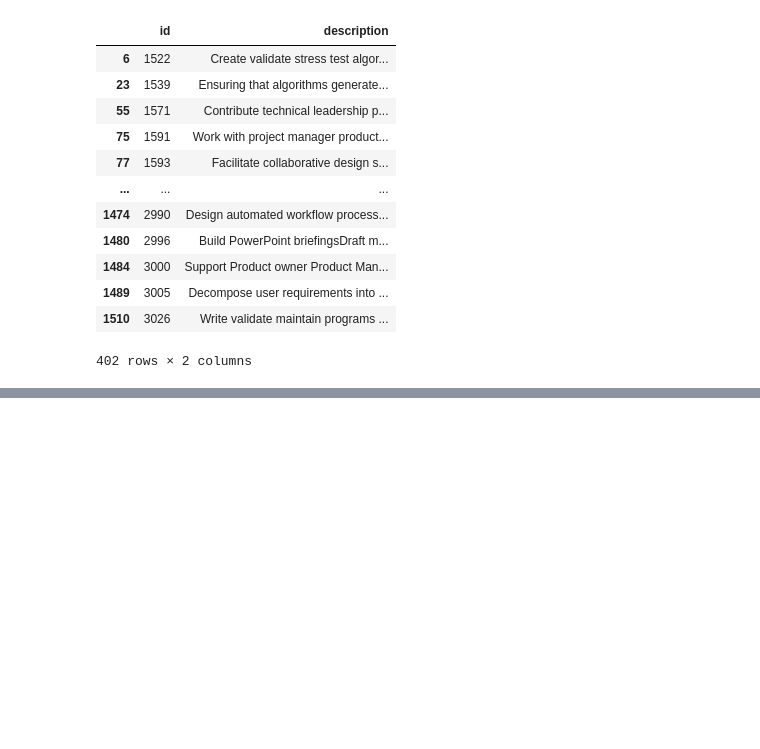
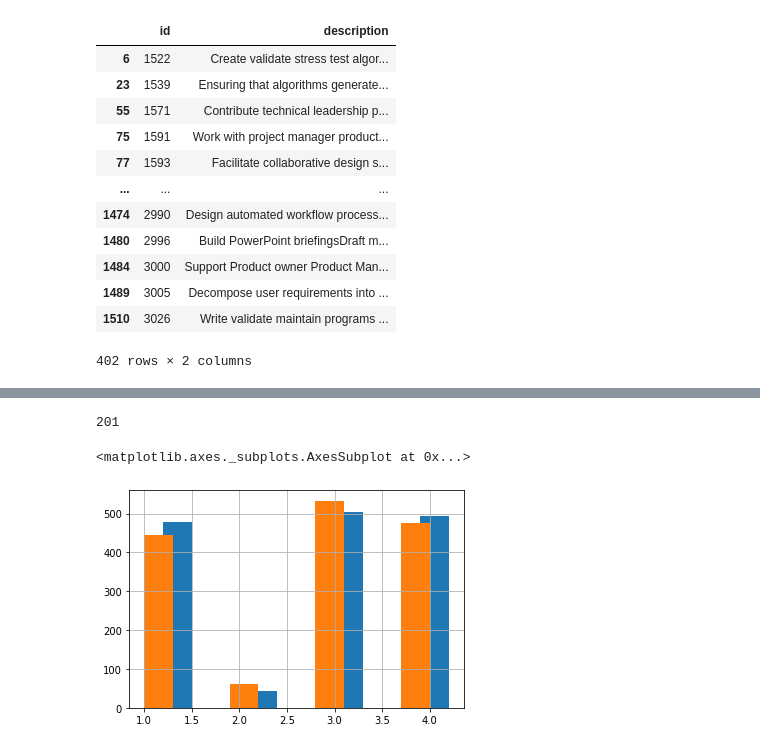
Before and after one commit to t-nakatani/signate_stu22, a Jupyter notebook: signate_stu_v27.ipynb, the cells around one changed output, grey strips where cells are left out. Saved outputs shown, nothing was run; the diff lists cells and outputs as text; code cells hidden in the pictures; blank space fills up the shorter version.

```diff
--- a/signate_stu_v27.ipynb
+++ b/signate_stu_v27.ipynb
@@ -390,6 +393,16 @@ test_remained
 | 1489 | 3005 | Decompose user requirements into ... |
 | 1510 | 3026 | Write validate maintain programs ... |
 402 rows × 2 columns
+# %%
+DROP_RATE = 0.1
+OUTPUT_SIZE = 4
+BATCH_SIZE = 16
+NUM_EPOCHS = 10
+LEARNING_RATE = 2e-5
+N_CV = 5
+VERSION = 'v27'
+
+text_column, target_column, n_splits = ('description', 'jobflag', N_CV)
 # %%
 import sklearn.model_selection
 
@@ -441,0 +479,13 @@ epoch: 1
+# %%
+all_emb_ = np.array([np.array(emb)[-len(df_test):] for emb in all_emb])
+
+mean_df = pd.DataFrame([[np.mean(arr_val) for arr_val in arr_vec] for arr_vec in np.moveaxis(all_emb_, 0, 2)])
+preds = [np.argmax(arr)+1 for arr in mean_df.to_numpy()]
+df_submit = pd.DataFrame([df_test.id.to_list(), preds]).T
+
+df_final_submit = df_v10.copy()
+for id, label in zip(df_submit[0].values, df_submit[1].values):
+  idx = id - 1516
+  df_final_submit.iloc[idx, 1] = label
+
+df_final_submit.to_csv(os.path.join(ROOT, f'{VERSION}_suede_ensemble.csv'), index=None, header=None)
@@ -441,0 +517,10 @@ epoch: 1
+# %%
+len(check_changed) - len(df_final_submit)
+# %% [output]
+201
+# %%
+(df_v10[1]+0.2).hist() # blue
+df_final_submit[1].hist() #orange
+# %% [output]
+<matplotlib.axes._subplots.AxesSubplot at 0x...>
+[figure, added]
```
Also changed, not shown: parts of 12 cells of this notebook.
